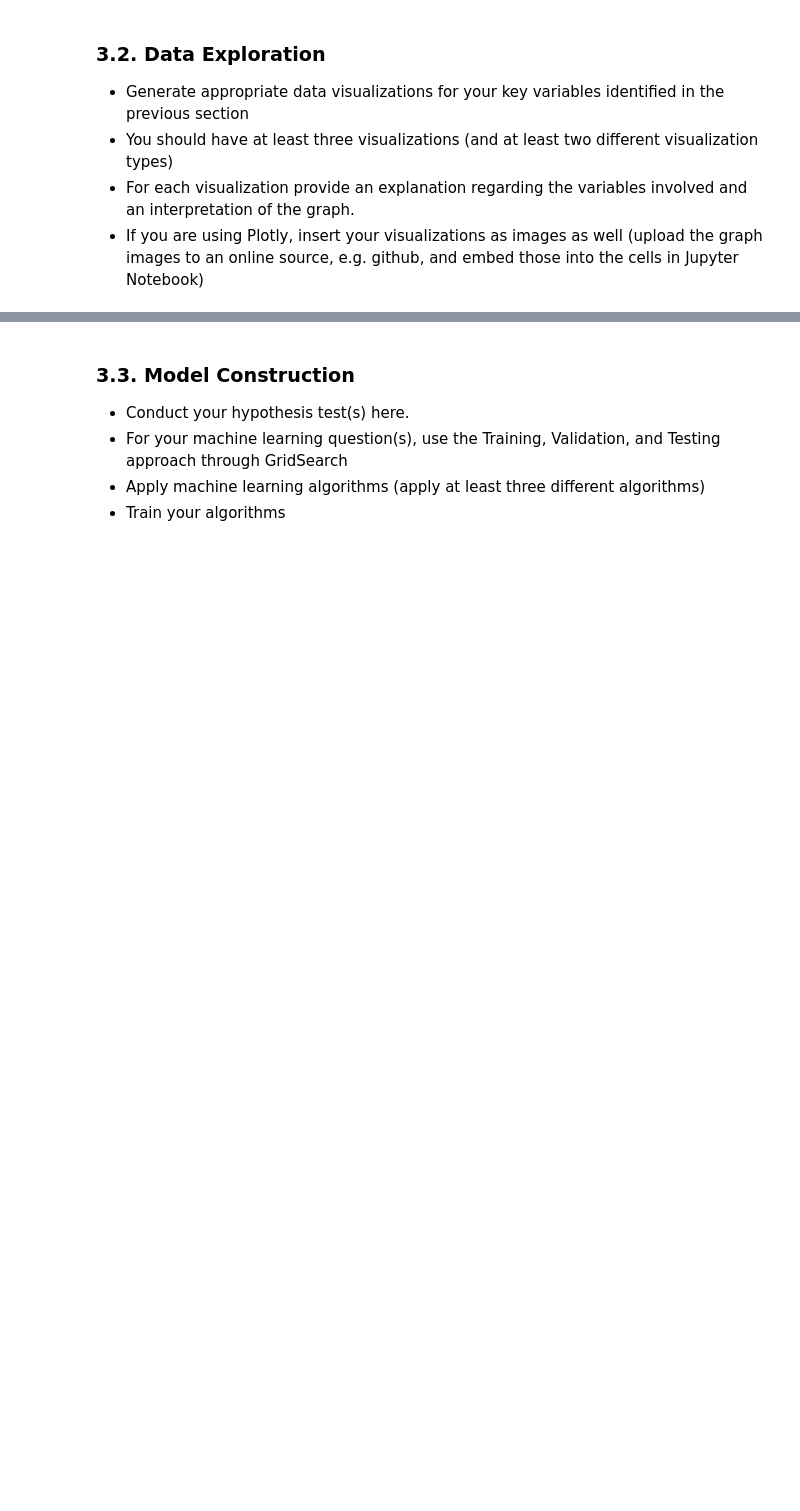
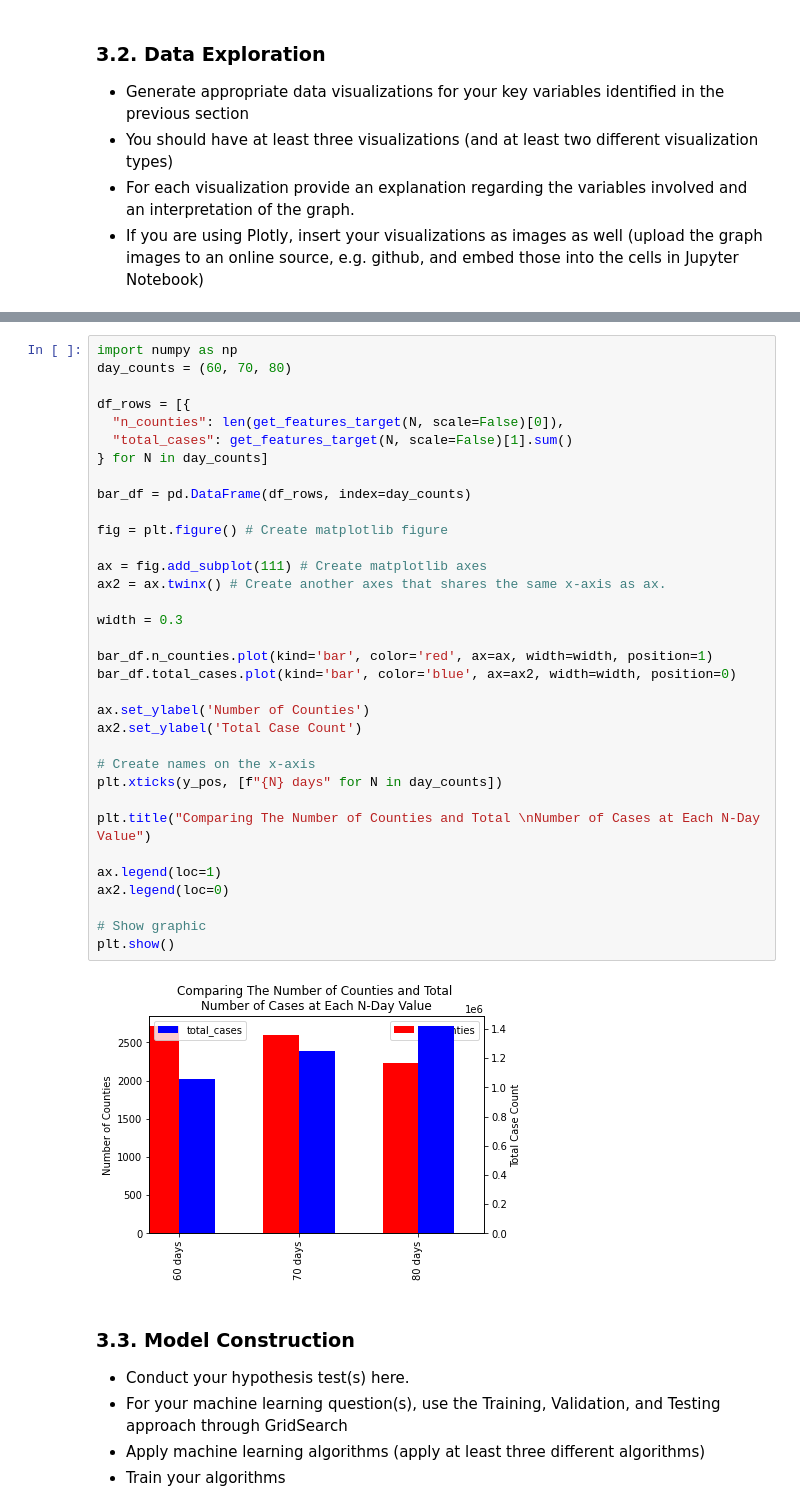
Before and after one commit to maxnbf/ds3000_covid_prediction, a Jupyter notebook: processing/DS3000_FP4_Group25.ipynb, the cells around one changed output, grey strips where cells are left out. Cells and saved outputs as stored; diff of their text form; blank space fills up the shorter version.

```diff
--- a/processing/DS3000_FP4_Group25.ipynb
+++ b/processing/DS3000_FP4_Group25.ipynb
@@ -132,3 +267,39 @@ In this section, you should do the following and explain why you are doing what
+# %%
+import numpy as np
+day_counts = (60, 70, 80)
+
+df_rows = [{
+  "n_counties": len(get_features_target(N, scale=False)[0]),
+  "total_cases": get_features_target(N, scale=False)[1].sum()
+} for N in day_counts]
+
+bar_df = pd.DataFrame(df_rows, index=day_counts)
+
+fig = plt.figure() # Create matplotlib figure
+
+ax = fig.add_subplot(111) # Create matplotlib axes
+ax2 = ax.twinx() # Create another axes that shares the same x-axis as ax.
+
+width = 0.3
+
+bar_df.n_counties.plot(kind='bar', color='red', ax=ax, width=width, position=1)
+bar_df.total_cases.plot(kind='bar', color='blue', ax=ax2, width=width, position=0)
+
+ax.set_ylabel('Number of Counties')
+ax2.set_ylabel('Total Case Count')
+
+# Create names on the x-axis
+plt.xticks(y_pos, [f"{N} days" for N in day_counts])
+
+plt.title("Comparing The Number of Counties and Total \nNumber of Cases at Each N-Day Value")
+
+ax.legend(loc=1)
+ax2.legend(loc=0)
+
+# Show graphic
+plt.show()
+# %% [output]
+[figure, added]
 # %% [markdown]
 ### 3.3. Model Construction
 * Conduct your hypothesis test(s) here.
```
Also changed, not shown: parts of 13 cells of this notebook.
